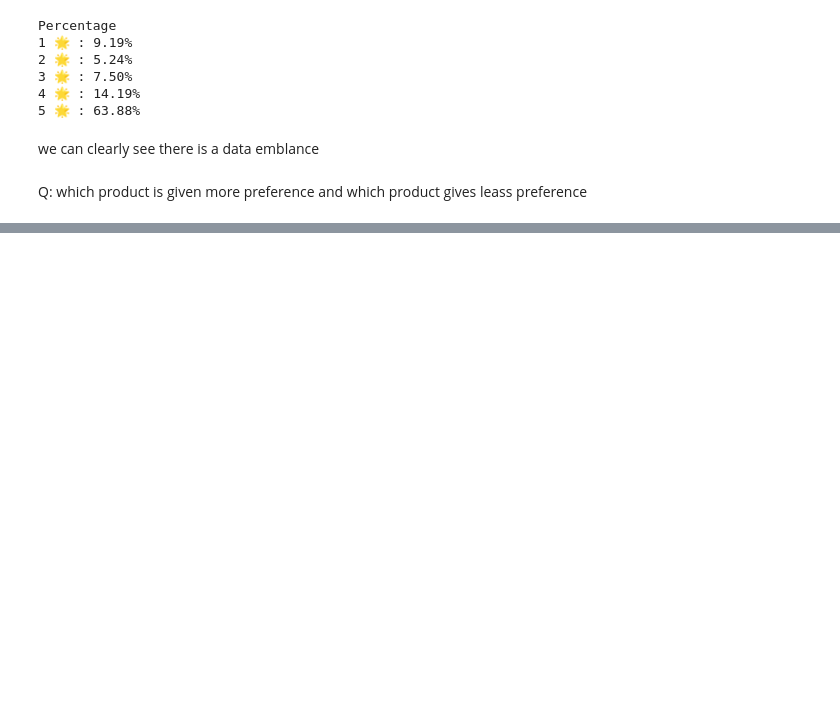
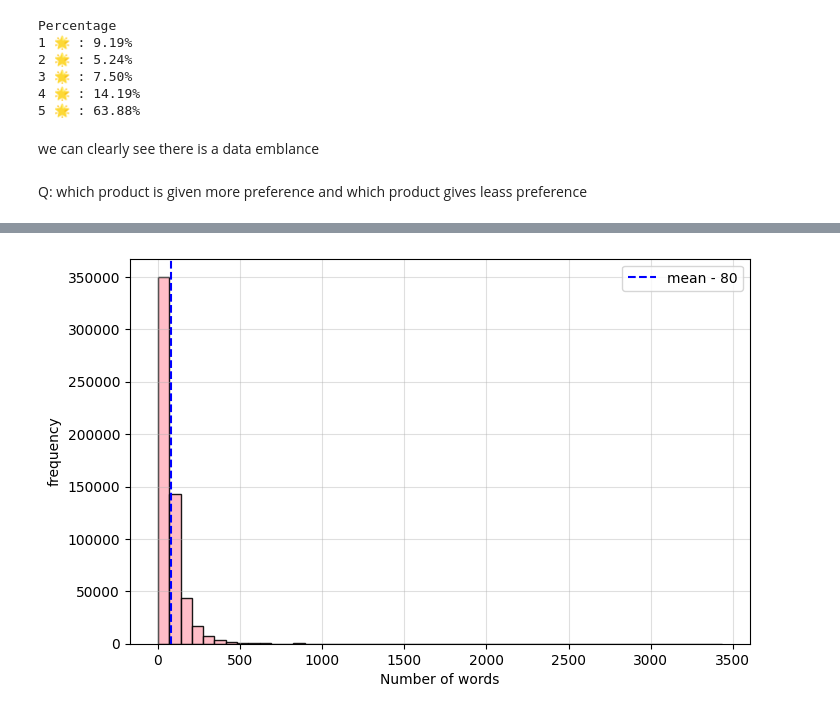
Before and after one commit to Sharddha-Sharddha/IITMLAssignments, a Jupyter notebook: AMAZON_fine_food_review_RNN|LSTM_model.ipynb, the cells around one changed output, grey strips where cells are left out. Cells and saved outputs as stored; diff of their text form; code cells hidden in the pictures; blank space fills up the shorter version.

```diff
--- a/AMAZON_fine_food_review_RNN|LSTM_model.ipynb
+++ b/AMAZON_fine_food_review_RNN|LSTM_model.ipynb
@@ -107,0 +159,11 @@ most_preferred.head(2)
+# %%
+plt.figure(figsize=(8,5))
+plt.hist(df_clean['word_count'], bins= 50, color= 'lightpink', alpha= 0.9, edgecolor= 'black')
+plt.grid(alpha= 0.4)
+plt.xlabel('Number of words')
+plt.ylabel('frequency')
+plt.axvline(df_clean['word_count'].mean(), linestyle= '--', color = 'blue', label = (f'mean - {df_clean['word_count'].mean() :.0f}'))
+plt.legend()
+plt.show()
+# %% [output]
+[figure, added]
```
Also changed, not shown: parts of 10 cells of this notebook.
